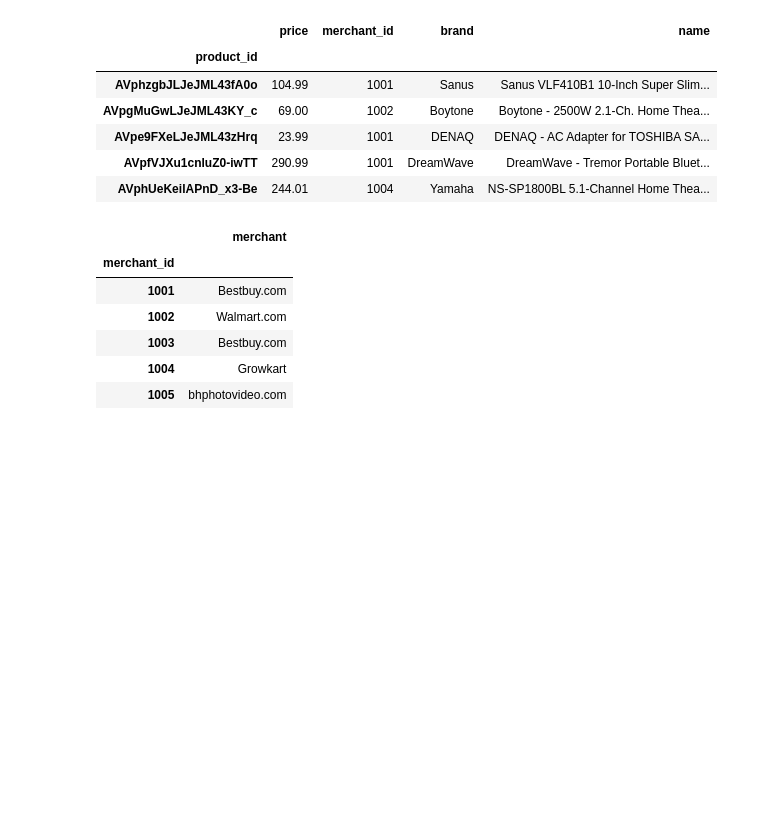
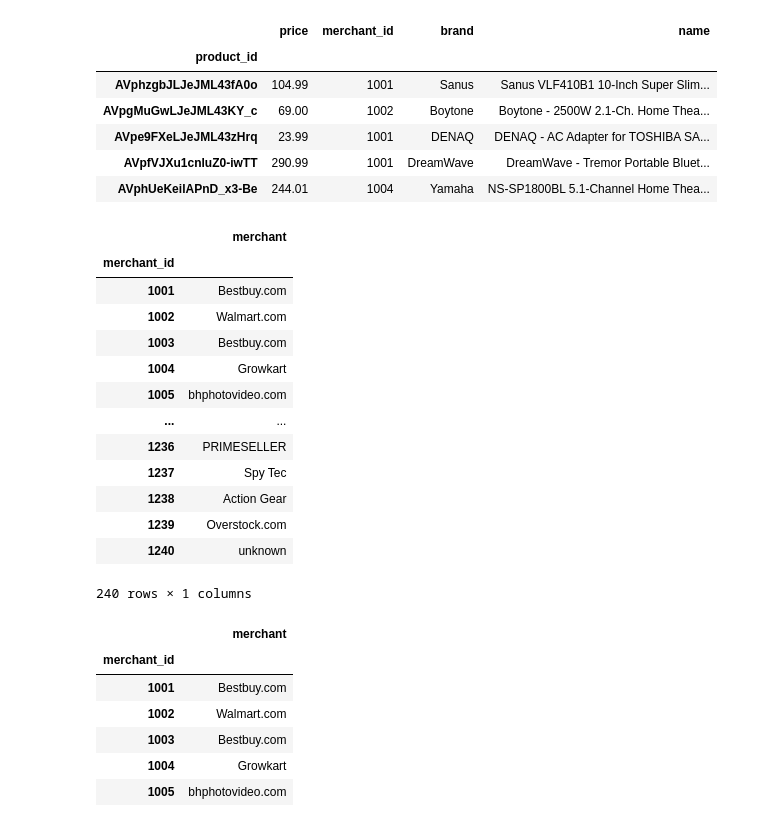
Before and after one commit to daulabas/DataAnalytics-Dauka, a Jupyter notebook: To_Excel.ipynb, the cells around one changed output. Saved outputs shown, nothing was run; the diff lists cells and outputs as text; code cells hidden in the pictures; blank space fills up the shorter version.

```diff
--- a/To_Excel.ipynb
+++ b/To_Excel.ipynb
@@ -133,9 +133,23 @@ products.head()
 | AVpfVJXu1cnluZ0-iwTT | 290.99 | 1001 | DreamWave | DreamWave - Tremor Portable Bluet... |
 | AVphUeKeilAPnD_x3-Be | 244.01 | 1004 | Yamaha | NS-SP1800BL 5.1-Channel Home Thea... |
 # %%
-merchants = pd.read_excel('products.xlsx',
-                          sheet_name='Merchants',
-                          index_col='merchant_id')
+merchants = pd.read_excel('products.xlsx', sheet_name = 'Merchants', index_col = 'merchant_id')
+merchants
+# %% [output]
+|  | merchant |
+| merchant_id |  |
+| 1001 | Bestbuy.com |
+| 1002 | Walmart.com |
+| 1003 | Bestbuy.com |
+| 1004 | Growkart |
+| 1005 | bhphotovideo.com |
+| ... | ... |
+| 1236 | PRIMESELLER |
+| 1237 | Spy Tec |
+| 1238 | Action Gear |
+| 1239 | Overstock.com |
+| 1240 | unknown |
+240 rows × 1 columns
 # %%
 merchants.head()
 # %% [output]
```
Also changed, not shown: parts of 14 cells of this notebook.
